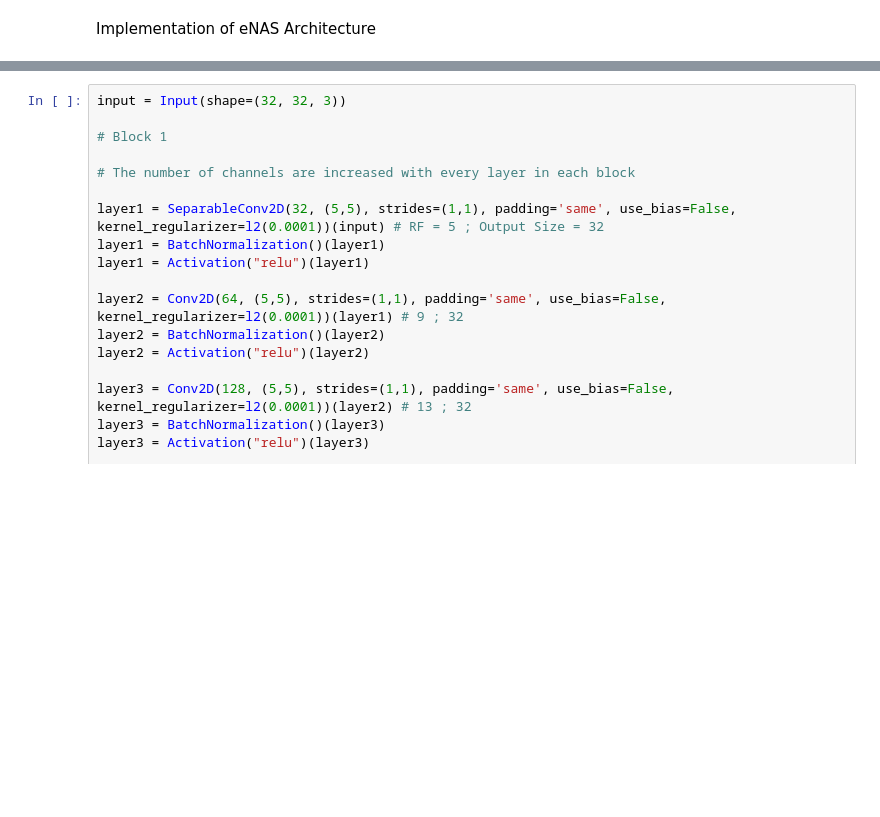
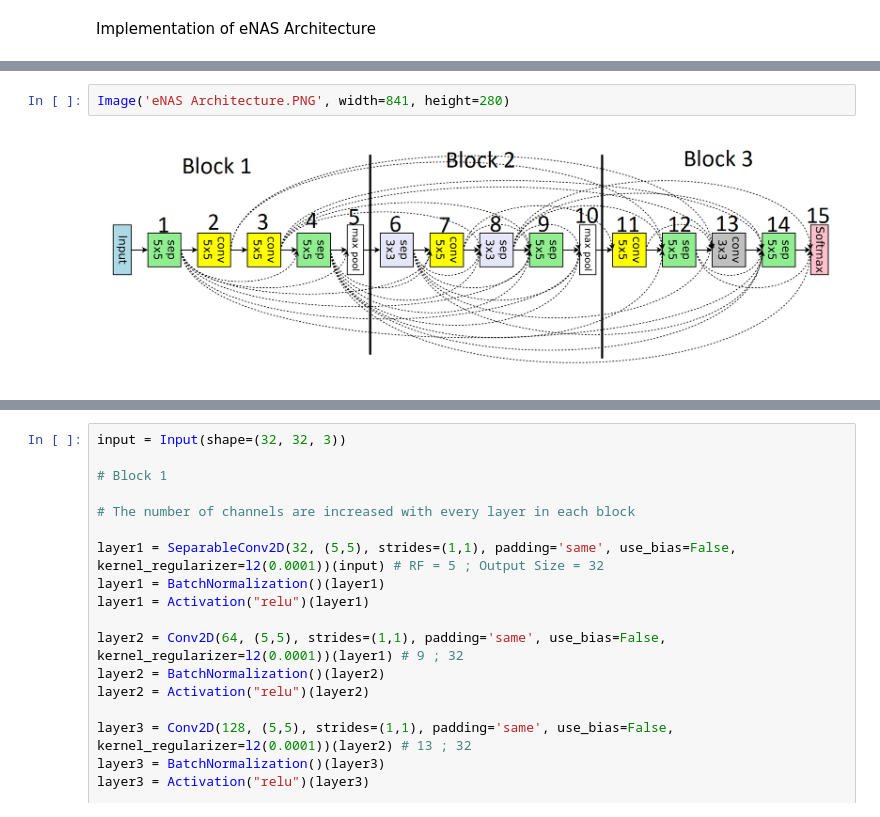
Before and after one commit to nrajmalwar/EVA-Projects, a Jupyter notebook: Session 7/Assignment_7B.ipynb, the cells around one changed output, grey strips where cells are left out. Drawn from its saved outputs; the diff is of its cells as text; blank space fills up the shorter version.

```diff
--- a/Session 7/Assignment_7B.ipynb
+++ b/Session 7/Assignment_7B.ipynb
@@ -72,2 +71,6 @@ To identify the skip connections in the network, we first number the nodes of th
+# %%
+Image('eNAS Architecture.PNG', width=841, height=280)
+# %% [output]
+[figure, added]
 # %% [markdown]
 The table for Skip Connections is given below-
```
Also changed, not shown: parts of 4 cells of this notebook.
